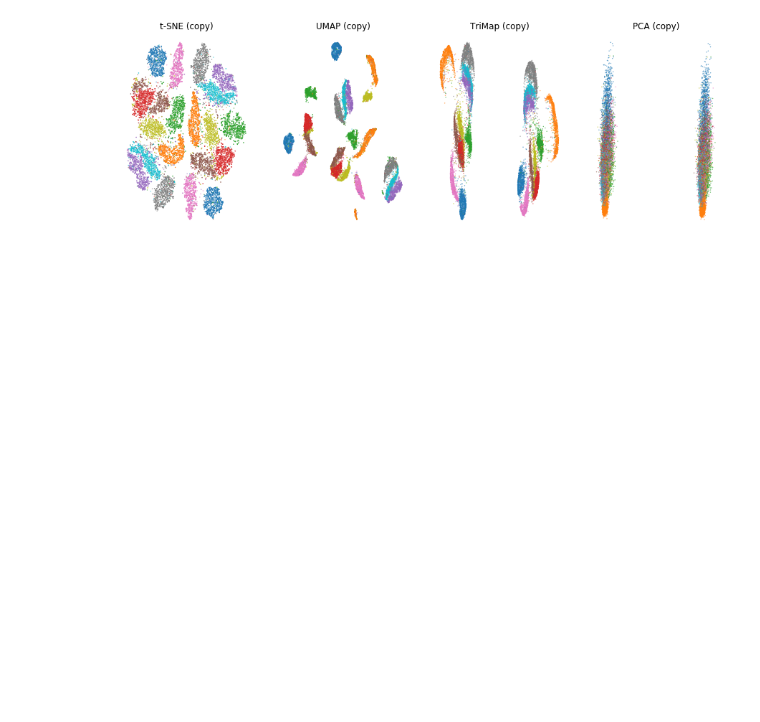
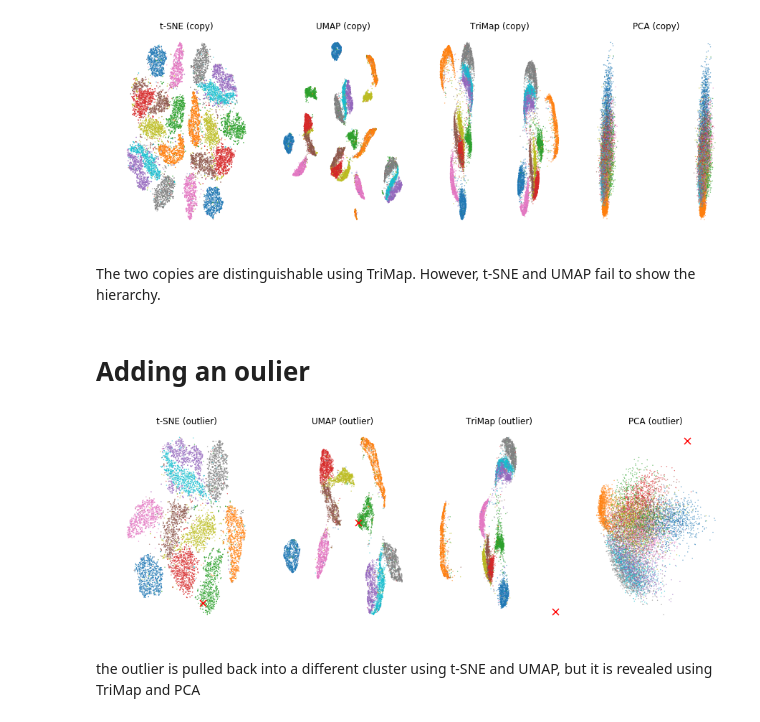
Before and after one commit to eamid/examples, a Jupyter notebook: mnist_digits.ipynb, the cells around one changed output. Cells and saved outputs as stored; diff of their text form; code cells hidden in the pictures; blank space fills up the shorter version.

Commit message:
outlier

```diff
--- a/mnist_digits.ipynb
+++ b/mnist_digits.ipynb
@@ -62,3 +68,23 @@ yc_trimap = trimap.TRIMAP(verbose=False).fit_transform(Xc)
 plot_results([yc_tsne,yc_umap,yc_trimap,yc_pca], cols[Lc,:], extension='(copy)')
 # %% [output]
 [figure]
+# %% [markdown]
+The two copies are distinguishable using TriMap. However, t-SNE and UMAP fail to show the hierarchy.
+# %% [markdown]
+# Adding an oulier
+# %%
+index = 9423
+c = np.random.normal(size=X.shape[1]) # create a random direction
+Xo = X.copy()
+Xo[index,:] += 5.0 * c
+# %%
+yo_pca = PCA(n_components = 2).fit_transform(Xo)
+yo_tsne = TSNE().fit_transform(Xo)
+yo_umap = umap.UMAP().fit_transform(Xo)
+yo_trimap = trimap.TRIMAP(verbose=False).fit_transform(Xo)
+# %%
+plot_results([yo_tsne,yo_umap,yo_trimap,yo_pca], cols[L,:], extension='(outlier)', index=index)
+# %% [output]
+[figure, added]
+# %% [markdown]
+the outlier is pulled back into a different cluster using t-SNE and UMAP, but it is revealed using TriMap and PCA
```
Also changed, not shown: parts of 2 cells of this notebook.
